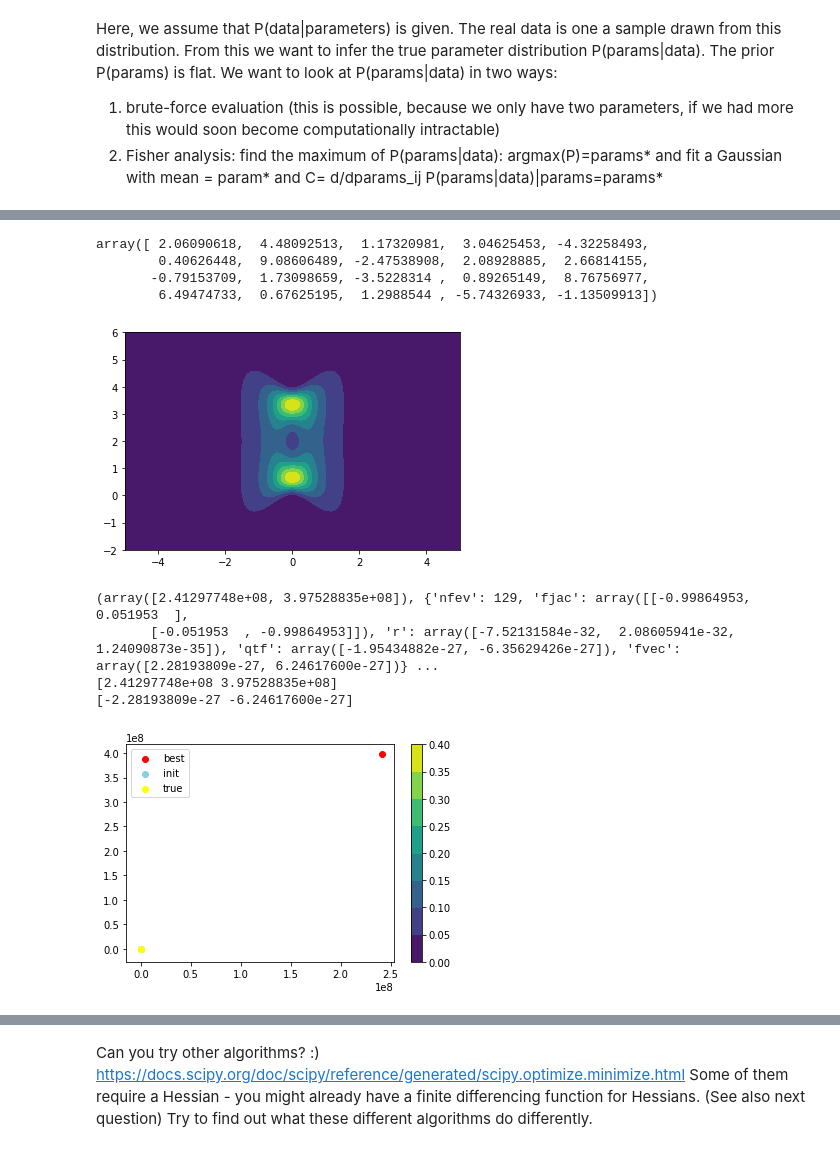
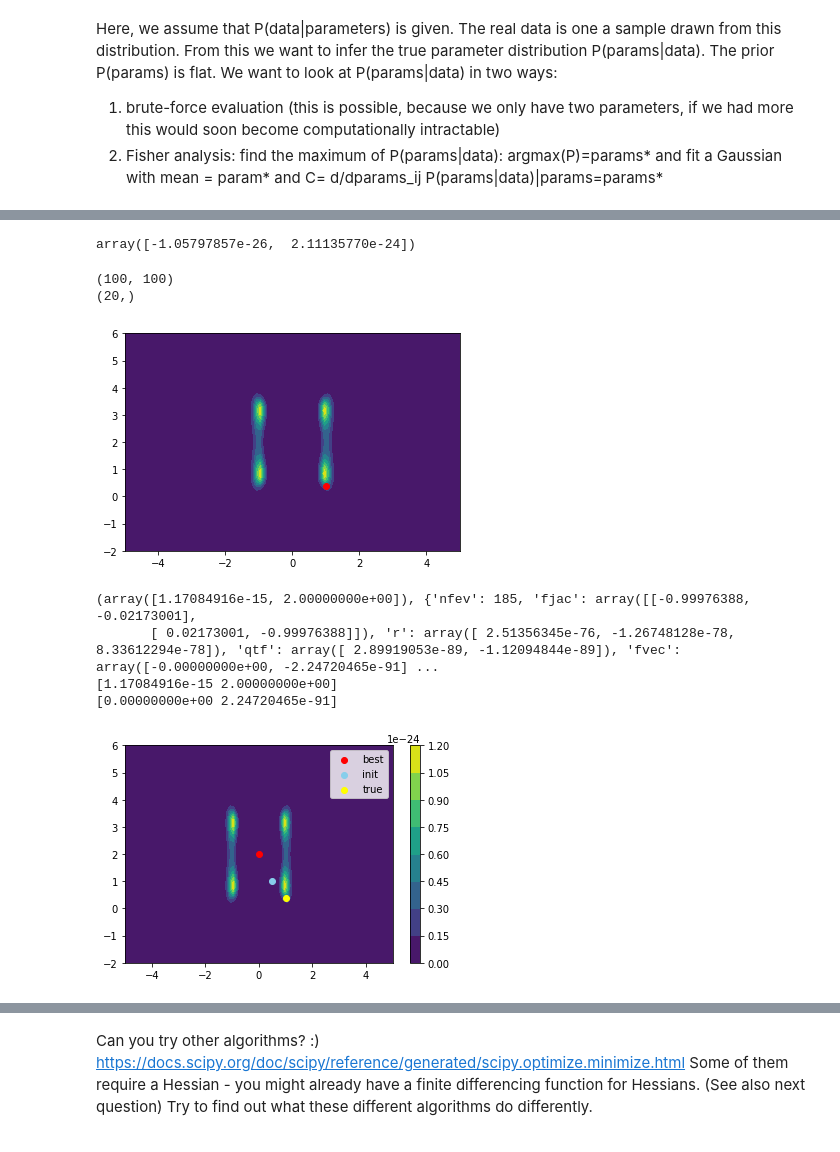
Before and after one commit to twerhane/UndergradStudentProjects, a Jupyter notebook: Jamie_and_Lister/VanessasNotebooks/FisherAnalysisOnToyExample.ipynb, the cells around one changed output, grey strips where cells are left out. Saved outputs shown, nothing was run; the diff lists cells and outputs as text; code cells hidden in the pictures.

Commit message:
generalizing to N-d data

```diff
--- a/Jamie_and_Lister/VanessasNotebooks/FisherAnalysisOnToyExample.ipynb
+++ b/Jamie_and_Lister/VanessasNotebooks/FisherAnalysisOnToyExample.ipynb
@@ -76,9 +76,21 @@ We want to look at P(params|data) in two ways:
 # %%
 #this function returns a 1d Gaussian
 def get_Gaussian_1d(mu,Sigma):
+    if np.isscalar(Sigma):
+        Sigma = np.asarray([Sigma])
+        mu    = np.asarray([mu])
+    Sigma = Sigma[np.newaxis,:]
+    mu = mu[np.newaxis, :]
     def Gaussian(x):
-        return 1/np.sqrt((2.*np.pi))/Sigma*np.exp(-0.5*(x-mu)**2/Sigma**2)
+        if len(mu.shape)<3:
+            x = x[:,np.newaxis]
+        else:
+            x = x[:,np.newaxis, np.newaxis]
+        return np.prod(1/np.sqrt((2.*np.pi))/Sigma*np.exp(-0.5*(x-mu)**2/Sigma**2),axis=0)
     return Gaussian
+
+# 1,100,100 + 20, 1, 1 -> 20, 100, 100
+# broadcasting rules
 
 #this function returns an Nd Gaussian
 def get_Gaussian_nd(mu,C):
@@ -127,32 +143,39 @@ def generate_data(params, dim=1):
 true_params = [1,0.4]
 # %%
 # which we use to create one single data sample
-data = generate_data(true_params, 20)
+#data = generate_data(true_params, 20)
 # to reproduce my results:
 # data= 3.90317064
-data
+data = np.array([ 2.06090618,  4.48092513,  1.17320981,  3.04625453, -4.32258493,
+        0.40626448,  9.08606489, -2.47538908,  2.08928885,  2.66814155,
+       -0.79153709,  1.73098659, -3.5228314 ,  0.89265149,  8.76756977,
+        6.49474733,  0.67625195,  1.2988544 , -5.74326933, -1.13509913])
-# %% [output]
-array([ 2.06090618,  4.48092513,  1.17320981,  3.04625453, -4.32258493,
-        0.40626448,  9.08606489, -2.47538908,  2.08928885,  2.66814155,
-       -0.79153709,  1.73098659, -3.5228314 ,  0.89265149,  8.76756977,
-        6.49474733,  0.67625195,  1.2988544 , -5.74326933, -1.13509913])
 # %%
 p_of_params_log = lambda x: -np.log(partial(data_probability, data=data)(x))
 p_of_params = partial(data_probability, data=data)
 deriv       = partial(finite_diff,func=p_of_params, h=1e-3)
+# %%
+deriv(true_params)
+# %% [output]
+array([-1.05797857e-26,  2.11135770e-24])
 # %%
 #  let's first sample P(params|data) on a grid
 a_ = np.linspace(-5,5,100)
 b_ = np.linspace(-2,6,100)
 a_, b_ = np.meshgrid(a_,b_)
 p  = p_of_params([a_,b_])
+print(a_.shape)
+print(data.shape)
 
 # and plot
 fig,ax=plt.subplots(1,1)
 cp = ax.contourf(a_, b_, p)
+plt.scatter(true_params[0],true_params[1],color='red')
 plt.show()
 # %% [output]
+(100, 100)
+(20,)
-[figure, old version]
+[figure, new version]
 # %%
 # now let's turn to the Fisher analysis
 from scipy.optimize import fsolve, minimize
@@ -178,11 +201,11 @@ plt.show()
 
 # for these starting values, it finds a saddle point and not the maximum!
 # %% [output]
-(array([2.41297748e+08, 3.97528835e+08]), {'nfev': 129, 'fjac': array([[-0.99864953,  0.051953  ],
-       [-0.051953  , -0.99864953]]), 'r': array([-7.52131584e-32,  2.08605941e-32,  1.24090873e-35]), 'qtf': array([-1.95434882e-27, -6.35629426e-27]), 'fvec': array([2.28193809e-27, 6.24617600e-27])} ...
-[2.41297748e+08 3.97528835e+08]
-[-2.28193809e-27 -6.24617600e-27]
+(array([1.17084916e-15, 2.00000000e+00]), {'nfev': 185, 'fjac': array([[-0.99976388, -0.02173001],
+       [ 0.02173001, -0.99976388]]), 'r': array([ 2.51356345e-76, -1.26748128e-78,  8.33612294e-78]), 'qtf': array([ 2.89919053e-89, -1.12094844e-89]), 'fvec': array([-0.00000000e+00, -2.24720465e-91] ...
+[1.17084916e-15 2.00000000e+00]
+[0.00000000e+00 2.24720465e-91]
-[figure, old version]
+[figure, new version]
 # %%
 #let's switch to minimization instead. This is the Nelder-Mead algorithm
 result = minimize(lambda params: -p_of_params(params),params_init, method='Nelder-Mead')
```
Also changed, not shown: parts of 9 cells of this notebook.
